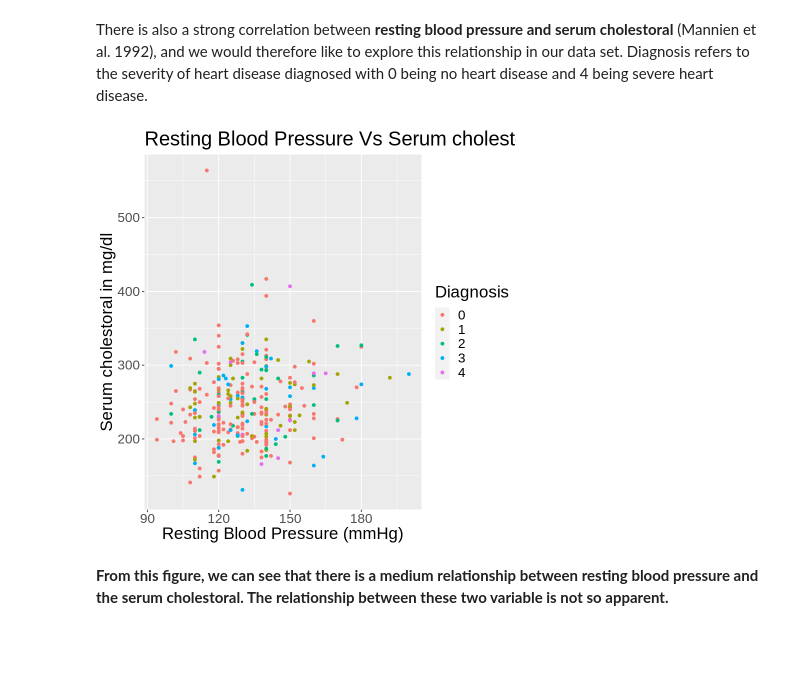
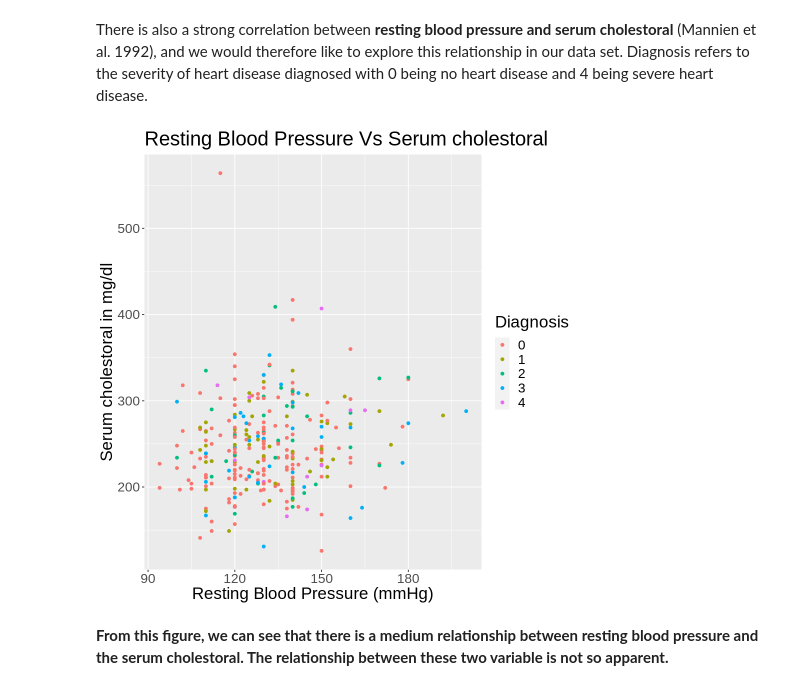
Before and after one commit to Wuliao-mao/DSCI-Project-10, a Jupyter notebook: Final Project.ipynb, the cells around one changed output. Saved outputs shown, nothing was run; the diff lists cells and outputs as text; code cells hidden in the pictures; blank space fills up the shorter version.

```diff
--- a/Final Project.ipynb
+++ b/Final Project.ipynb
@@ -177,16 +157,18 @@ age_chol
 # %% [markdown]
 There is also a strong correlation between **resting blood pressure and serum cholestoral**  (Mannien et al. 1992), and we would therefore like to explore this relationship in our data set. Diagnosis refers to the severity of heart disease diagnosed with 0 being no heart disease and 4 being severe heart disease.
 # %%
+options(repr.plot.width = 8, repr.plot.height = 8)
+
 chol_restbps <- cleveland_df_sel %>%
     ggplot(aes(x=restbps,y=chol, color = num)) +
     geom_point() +
     labs(x="Resting Blood Pressure (mmHg)", y="Serum cholestoral in mg/dl", color = "Diagnosis")+
     theme(text = element_text(size = 20))+
     ggtitle("Resting Blood Pressure Vs Serum cholestoral")
 
 chol_restbps
 # %% [output]
-[figure, old version]
+[figure, new version]
 # %% [markdown]
 **From this figure, we can see that there is a medium relationship between resting blood pressure and the serum cholestoral. The relationship between these two variable is not so apparent.**
 # %% [markdown]
```
Also changed, not shown: parts of 1 cell of this notebook.
